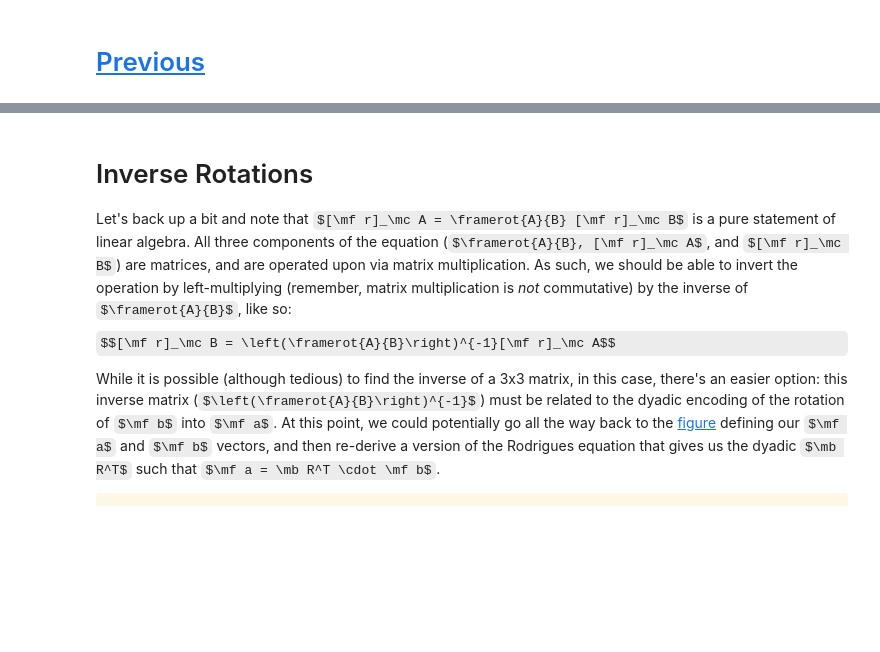
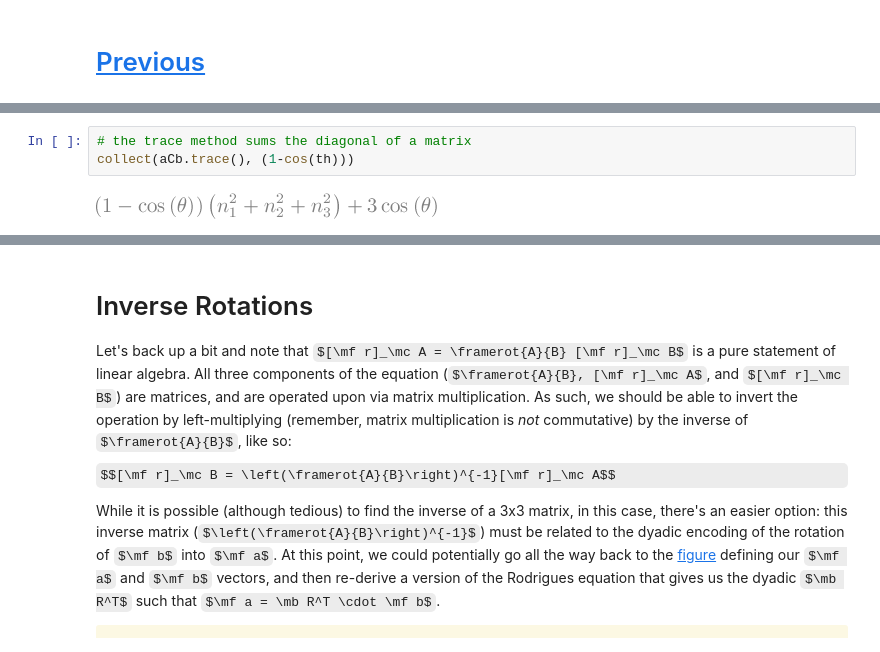
Before and after one commit to dsavransky/astrodynamicsbook, a Jupyter notebook: Notebooks/04-Simple Rotations.ipynb, the cells around one changed output, grey strips where cells are left out. Saved outputs shown, nothing was run; the diff lists cells and outputs as text; some formulas as TeX source; blank space fills up the shorter version.

```diff
--- a/Notebooks/04-Simple Rotations.ipynb
+++ b/Notebooks/04-Simple Rotations.ipynb
@@ -206,0 +212,5 @@ $$ \sqrt{n_1^2 + n_2^2 + n_3^2} = 1$$
+# %%
+# the trace method sums the diagonal of a matrix
+collect(aCb.trace(), (1-cos(th)))
+# %% [output]
+[figure, added]
```
Also changed, not shown: parts of 34 cells of this notebook, 4 other files.
